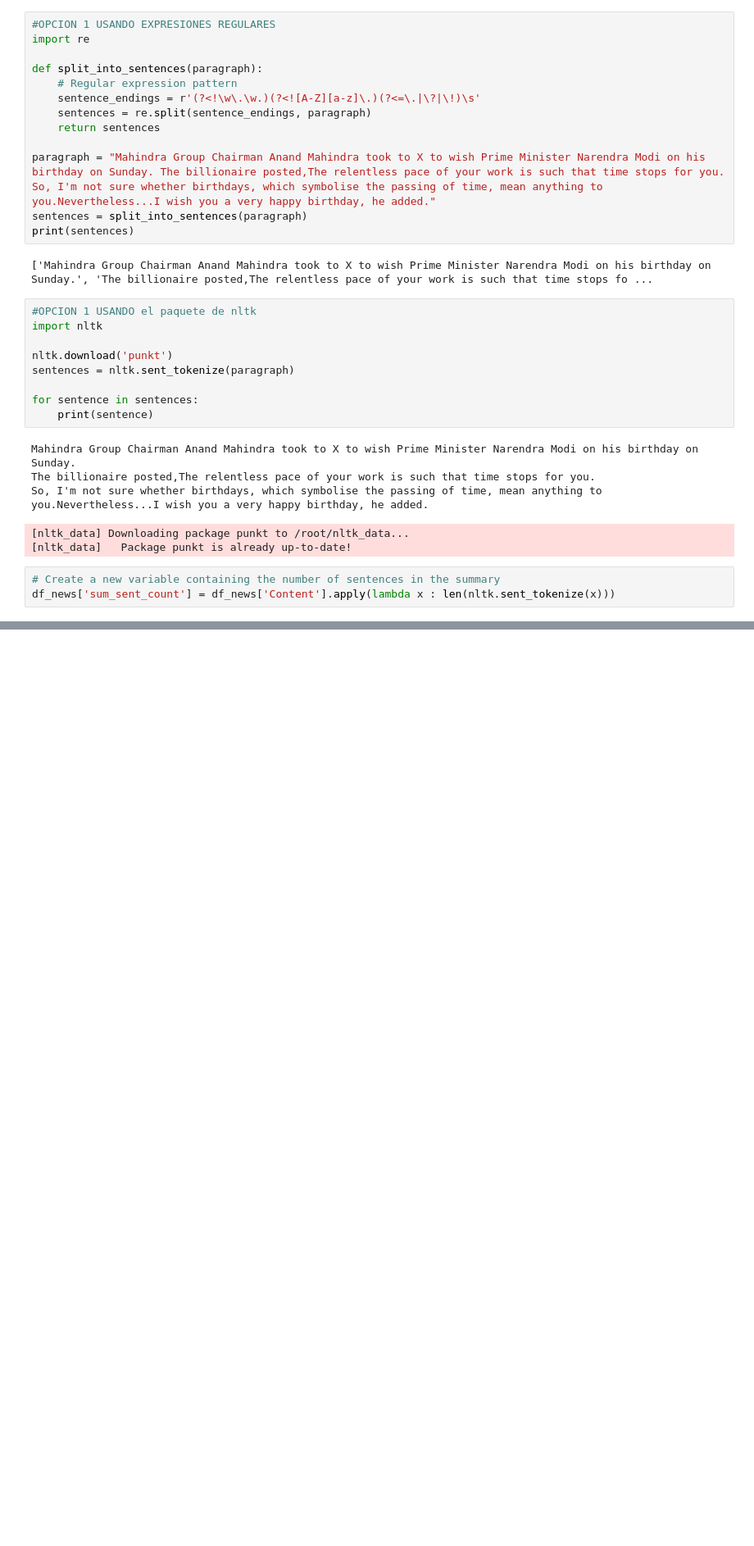
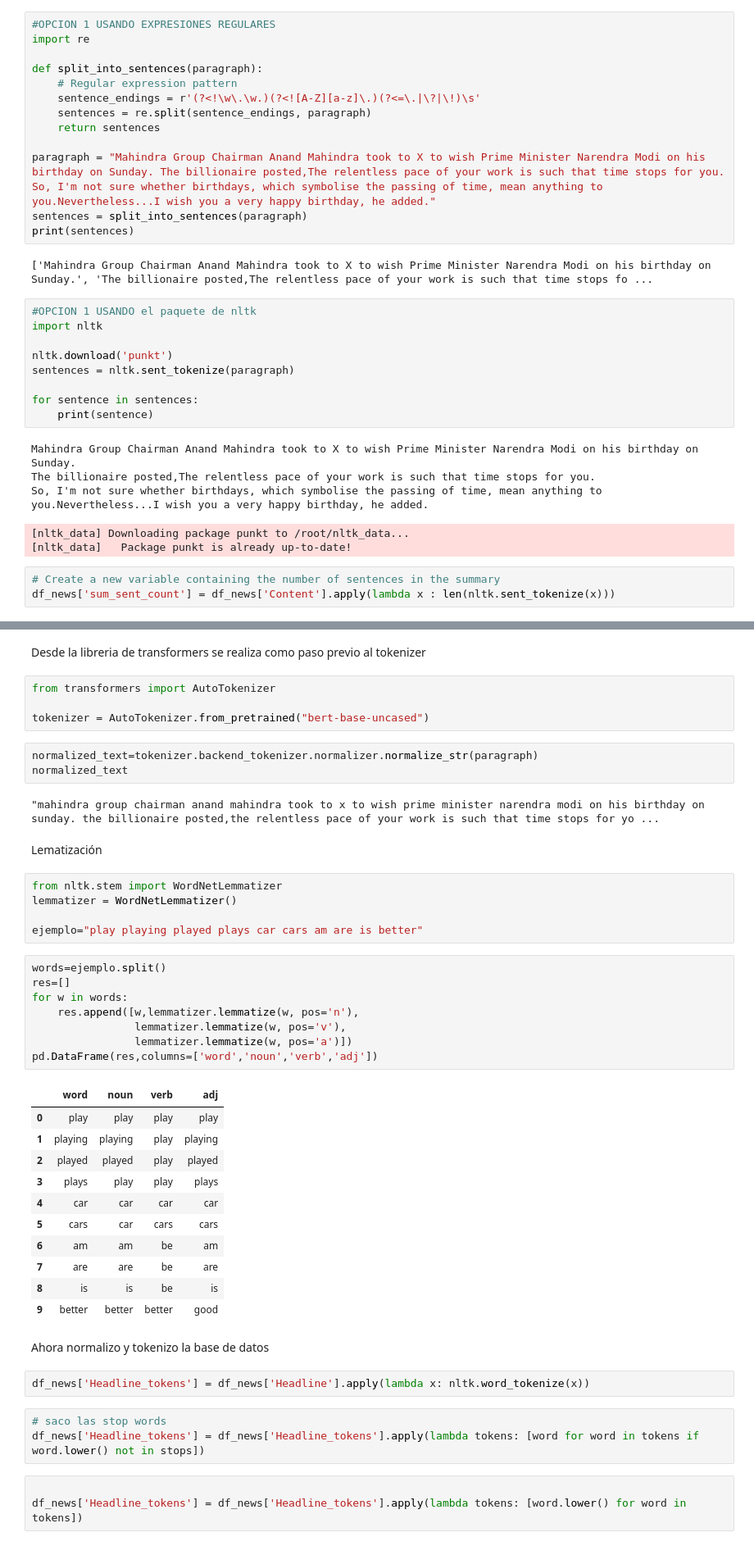
Before and after one commit to rdevia/text_mining_unrn, a Jupyter notebook: Text_mining_clase2.ipynb, the cells around one changed output, grey strips where cells are left out. Shown at 82% size. Drawn from its saved outputs; the diff is of its cells as text; blank space fills up the shorter version.

```diff
--- a/Text_mining_clase2.ipynb
+++ b/Text_mining_clase2.ipynb
@@ -229,0 +361,48 @@ plt.show()
+# %% [markdown]
+Desde la libreria de transformers se realiza como paso previo al tokenizer
+# %%
+from transformers import AutoTokenizer
+
+tokenizer = AutoTokenizer.from_pretrained("bert-base-uncased")
+# %%
+normalized_text=tokenizer.backend_tokenizer.normalizer.normalize_str(paragraph)
+normalized_text
+# %% [output]
+"mahindra group chairman anand mahindra took to x to wish prime minister narendra modi on his birthday on sunday. the billionaire posted,the relentless pace of your work is such that time stops for yo ...
+# %% [markdown]
+Lematización
+# %%
+from nltk.stem import WordNetLemmatizer
+lemmatizer = WordNetLemmatizer()
+
+ejemplo="play playing played plays car cars am are is better"
+# %%
+words=ejemplo.split()
+res=[]
+for w in words:
+    res.append([w,lemmatizer.lemmatize(w, pos='n'),
+                lemmatizer.lemmatize(w, pos='v'),
+                lemmatizer.lemmatize(w, pos='a')])
+pd.DataFrame(res,columns=['word','noun','verb','adj'])
+# %% [output]
+|  | word | noun | verb | adj |
+| 0 | play | play | play | play |
+| 1 | playing | playing | play | playing |
+| 2 | played | played | play | played |
+| 3 | plays | play | play | plays |
+| 4 | car | car | car | car |
+| 5 | cars | car | cars | cars |
+| 6 | am | am | be | am |
+| 7 | are | are | be | are |
+| 8 | is | is | be | is |
+| 9 | better | better | better | good |
+# %% [markdown]
+Ahora normalizo y tokenizo la base de datos
+# %%
+df_news['Headline_tokens'] = df_news['Headline'].apply(lambda x: nltk.word_tokenize(x))
+# %%
+# saco las stop words
+df_news['Headline_tokens'] = df_news['Headline_tokens'].apply(lambda tokens: [word for word in tokens if word.lower() not in stops])
+# %%
+
+df_news['Headline_tokens'] = df_news['Headline_tokens'].apply(lambda tokens: [word.lower() for word in tokens])
```
Also changed, not shown: parts of 30 cells of this notebook.
